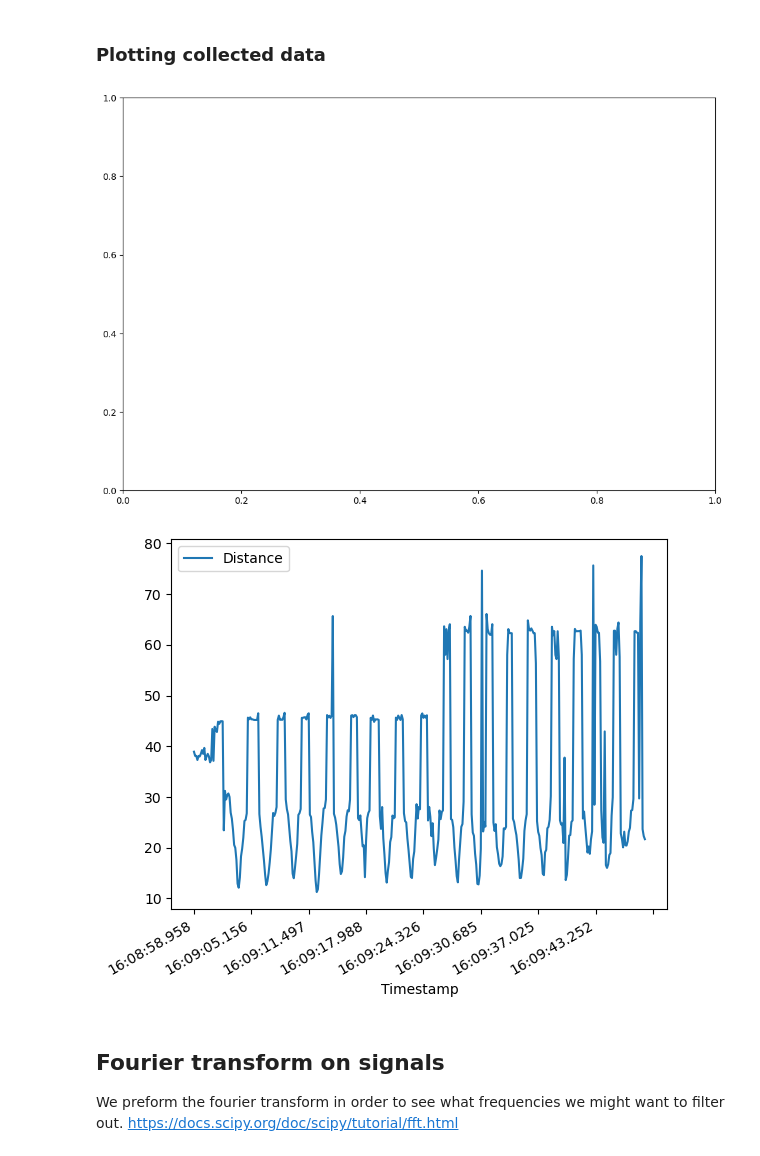
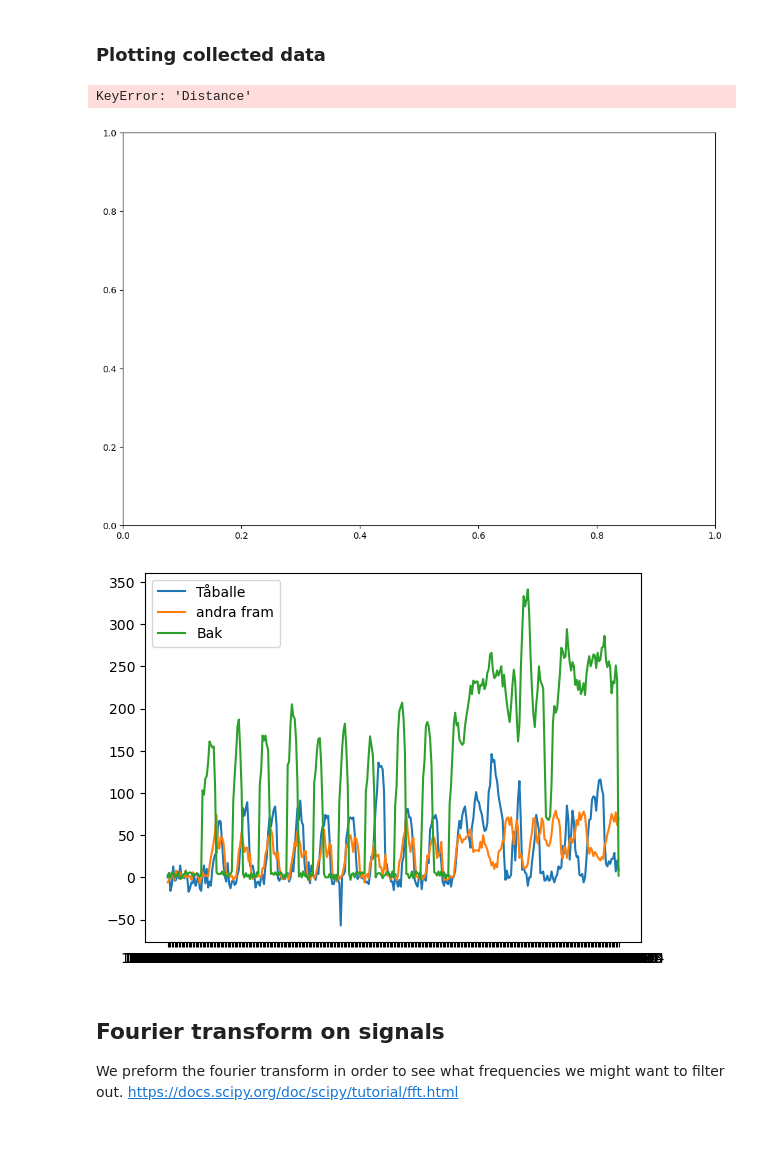
Before and after one commit to Husmarke/Kandidat-Cross-Country-Technique, a Jupyter notebook: kandidat_kod.ipynb, the cells around one changed output. Drawn from its saved outputs; the diff is of its cells as text; code cells hidden in the pictures.

```diff
--- a/kandidat_kod.ipynb
+++ b/kandidat_kod.ipynb
@@ -30,7 +45,7 @@ log_df.to_csv(f'Logging/{file_name}.csv', index = None)
 ### Plotting collected data
 # %%
 # setting name of file to read
-file_name = 'serial_log2'
+file_name = '3LoadCells_2'
 # creating dataframe of file
 log_df = log_df = pd.read_csv(f"Logging/{file_name}.csv")
 # removing measurents errors
@@ -41,8 +56,26 @@ ax = log_df.plot(x='Timestamp', y='Distance', kind='line')
 plt.setp(ax.get_xticklabels(), rotation=30, horizontalalignment='right')
 plt.show()
 # %% [output]
+KeyError: 'Distance'
 [figure]
-[figure, removed]
+# %%
+# reading txt file and separating with spaces
+file_name = '3LoadCells_2'
+log_df = pd.read_csv(f"Logging/ExampleLogs/{file_name}.txt", header = None, delimiter=' ')
+
+# adding column headings
+log_df.columns = ['Timestamp', 'cell1', 'load1','cell2', 'load2','cell3', 'load3']
+
+# dropping unnececary columns
+log_df = log_df.drop(columns=['cell1', 'cell2','cell3'])
+
+plt.plot(log_df['Timestamp'], log_df['load1'],label="Tåballe")
+plt.plot(log_df['Timestamp'], log_df['load2'],label="andra fram")
+plt.plot(log_df['Timestamp'], log_df['load3'],label="Bak")
+plt.legend()
+plt.show()
+# %% [output]
+[figure, added]
 # %% [markdown]
 ## Fourier transform on signals
 We preform the fourier transform in order to see what frequencies we might want to filter out.
```
Also changed, not shown: parts of 1 cell of this notebook, 4 other files.
